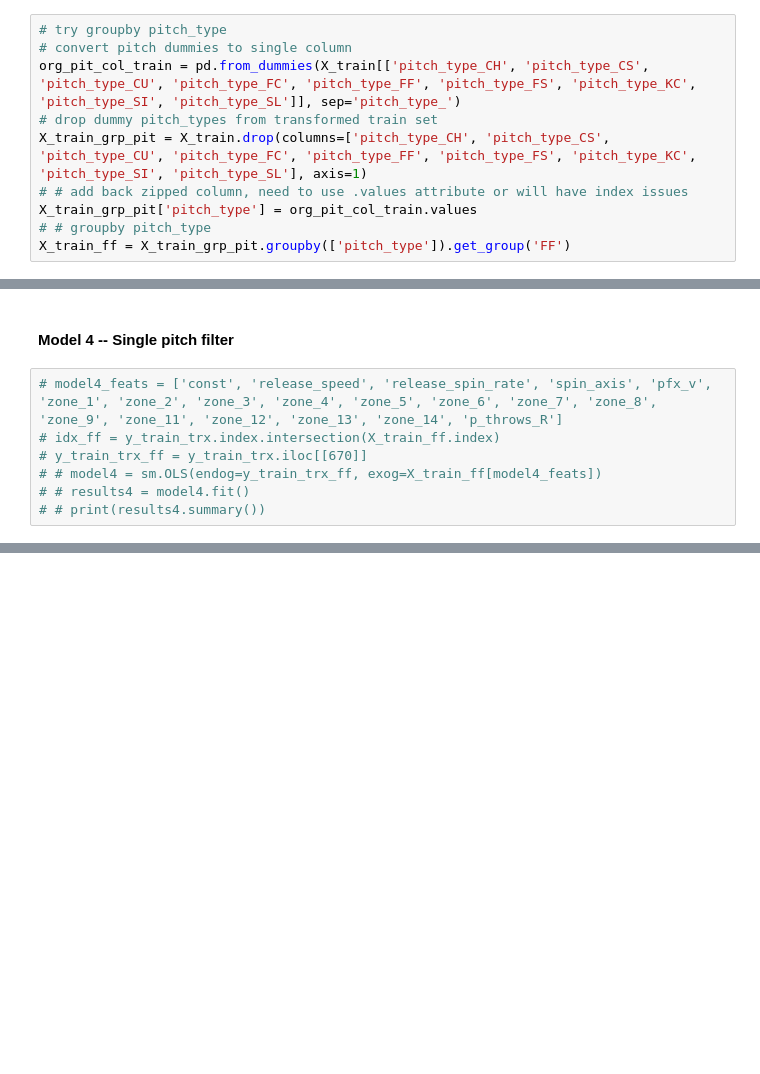
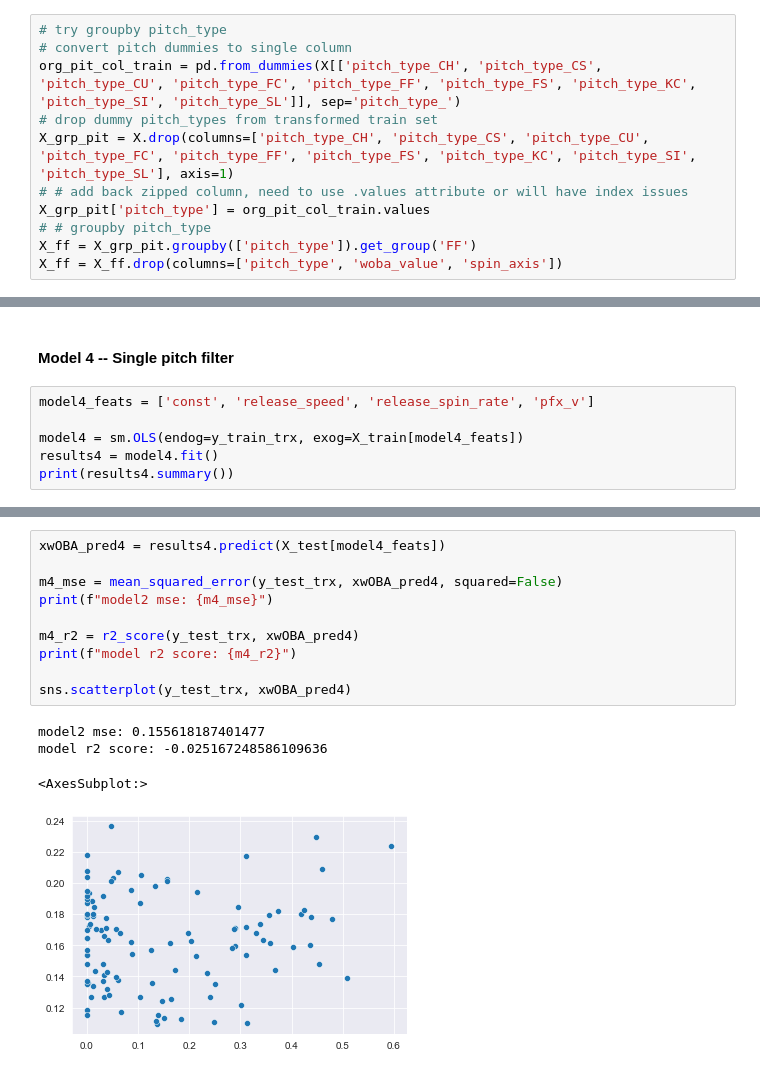
Before and after one commit to trpubz/DBacksAnalysis, a Jupyter notebook: 3Data Prep_Modeling/Data_Reg.ipynb, the cells around one changed output, grey strips where cells are left out. Cells and saved outputs as stored; diff of their text form; blank space fills up the shorter version.

```diff
--- a/3Data Prep_Modeling/Data_Reg.ipynb
+++ b/3Data Prep_Modeling/Data_Reg.ipynb
@@ -376,10 +505,11 @@ sns.scatterplot(y_test_trx, y_pred_mod3)
 # %%
 # try groupby pitch_type
 # convert pitch dummies to single column
-org_pit_col_train = pd.from_dummies(X_train[['pitch_type_CH', 'pitch_type_CS', 'pitch_type_CU', 'pitch_type_FC', 'pitch_type_FF', 'pitch_type_FS', 'pitch_type_KC', 'pitch_type_SI', 'pitch_type_SL']], sep='pitch_type_')
+org_pit_col_train = pd.from_dummies(X[['pitch_type_CH', 'pitch_type_CS', 'pitch_type_CU', 'pitch_type_FC', 'pitch_type_FF', 'pitch_type_FS', 'pitch_type_KC', 'pitch_type_SI', 'pitch_type_SL']], sep='pitch_type_')
 # drop dummy pitch_types from transformed train set
-X_train_grp_pit = X_train.drop(columns=['pitch_type_CH', 'pitch_type_CS', 'pitch_type_CU', 'pitch_type_FC', 'pitch_type_FF', 'pitch_type_FS', 'pitch_type_KC', 'pitch_type_SI', 'pitch_type_SL'], axis=1)
+X_grp_pit = X.drop(columns=['pitch_type_CH', 'pitch_type_CS', 'pitch_type_CU', 'pitch_type_FC', 'pitch_type_FF', 'pitch_type_FS', 'pitch_type_KC', 'pitch_type_SI', 'pitch_type_SL'], axis=1)
 # # add back zipped column, need to use .values attribute or will have index issues
-X_train_grp_pit['pitch_type'] = org_pit_col_train.values
+X_grp_pit['pitch_type'] = org_pit_col_train.values
 # # groupby pitch_type
-X_train_ff = X_train_grp_pit.groupby(['pitch_type']).get_group('FF')
+X_ff = X_grp_pit.groupby(['pitch_type']).get_group('FF')
+X_ff = X_ff.drop(columns=['pitch_type', 'woba_value', 'spin_axis'])
@@ -386,9 +559,8 @@ X_train_ff = X_train_grp_pit.groupby(['pitch_type']).get_group('FF')
 # %% [markdown]
 #### Model 4 -- Single pitch filter
 # %%
-# model4_feats = ['const', 'release_speed', 'release_spin_rate', 'spin_axis', 'pfx_v', 'zone_1', 'zone_2', 'zone_3', 'zone_4', 'zone_5', 'zone_6', 'zone_7', 'zone_8', 'zone_9', 'zone_11', 'zone_12', 'zone_13', 'zone_14', 'p_throws_R']
-# idx_ff = y_train_trx.index.intersection(X_train_ff.index)
-# y_train_trx_ff = y_train_trx.iloc[[670]]
-# # model4 = sm.OLS(endog=y_train_trx_ff, exog=X_train_ff[model4_feats])
-# # results4 = model4.fit()
-# # print(results4.summary())
+model4_feats = ['const', 'release_speed', 'release_spin_rate', 'pfx_v']
+
+model4 = sm.OLS(endog=y_train_trx, exog=X_train[model4_feats])
+results4 = model4.fit()
+print(results4.summary())
@@ -394,0 +585,15 @@ X_train_ff = X_train_grp_pit.groupby(['pitch_type']).get_group('FF')
+# %%
+xwOBA_pred4 = results4.predict(X_test[model4_feats])
+
+m4_mse = mean_squared_error(y_test_trx, xwOBA_pred4, squared=False)
+print(f"model2 mse: {m4_mse}")
+
+m4_r2 = r2_score(y_test_trx, xwOBA_pred4)
+print(f"model r2 score: {m4_r2}")
+
+sns.scatterplot(y_test_trx, xwOBA_pred4)
+# %% [output]
+model2 mse: 0.155618187401477
+model r2 score: -0.025167248586109636
+<AxesSubplot:>
+[figure, added]
```
Also changed, not shown: parts of 16 cells of this notebook, 1 other file.
